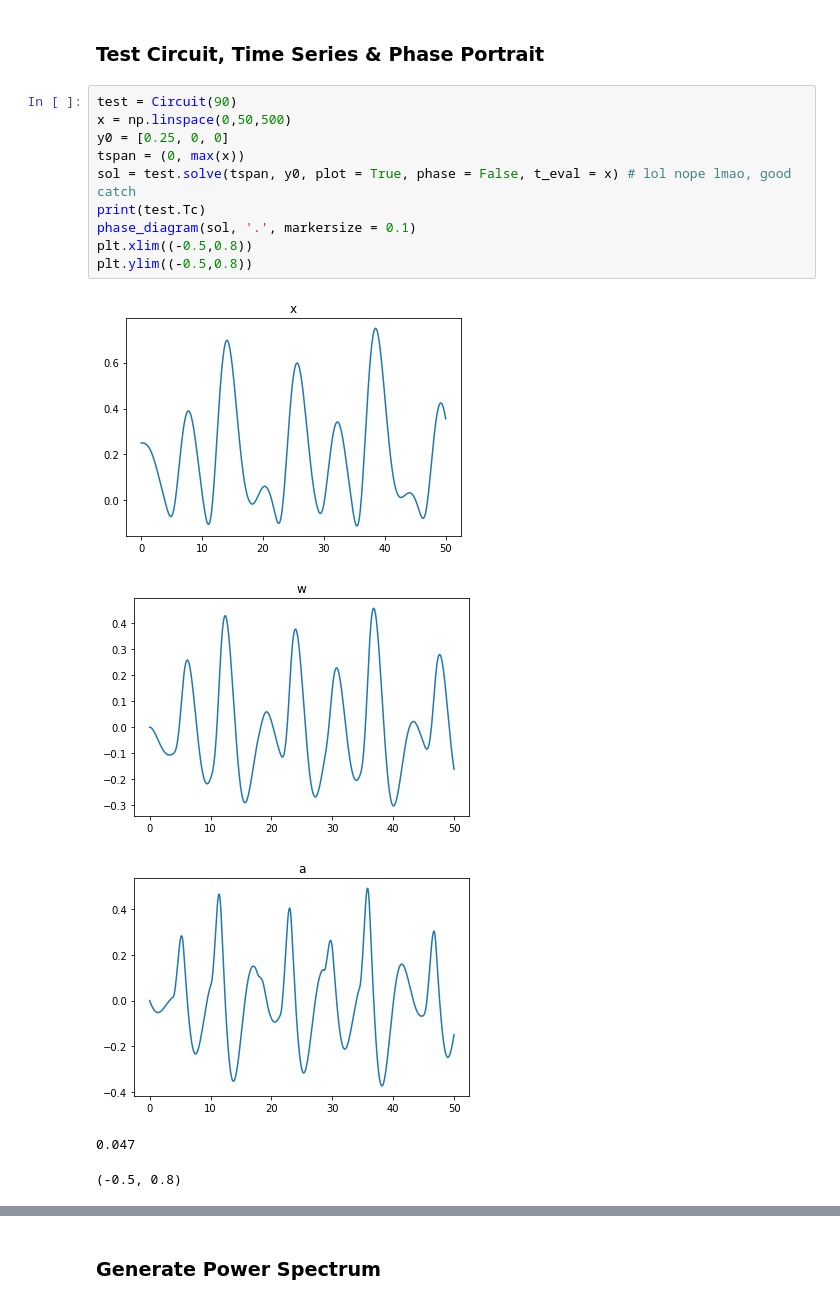
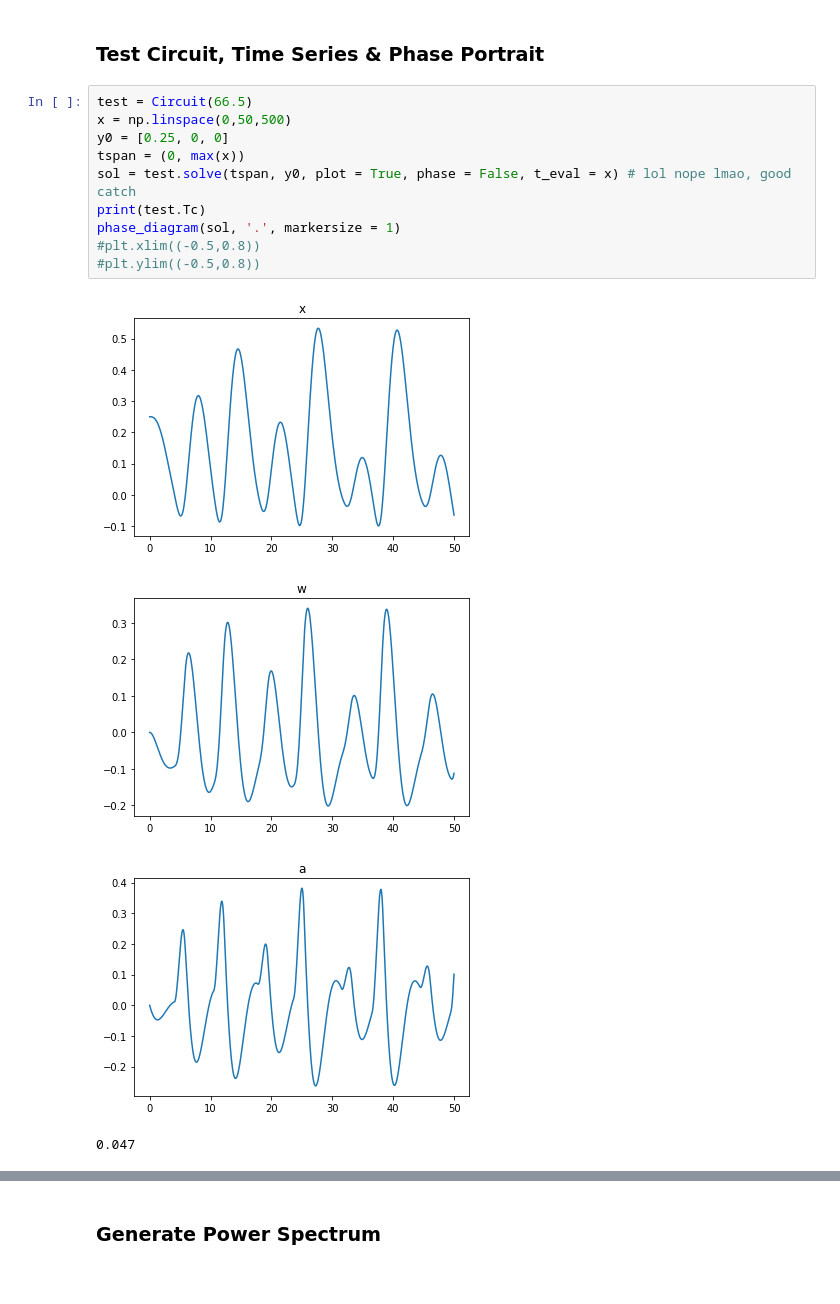
Before and after one commit to Ham0osh/Phys322W-CC, a Jupyter notebook: Analysis/Analysis_pythonSimulation.ipynb, the cells around one changed output, grey strips where cells are left out. Drawn from its saved outputs; the diff is of its cells as text.

```diff
--- a/Analysis/Analysis_pythonSimulation.ipynb
+++ b/Analysis/Analysis_pythonSimulation.ipynb
@@ -14,18 +14,17 @@ import pytz # for seting datetime timezone
 # %% [markdown]
 ### Test Circuit, Time Series &amp; Phase Portrait
 # %%
-test = Circuit(90)
+test = Circuit(66.5)
 x = np.linspace(0,50,500)
 y0 = [0.25, 0, 0]
 tspan = (0, max(x))
 sol = test.solve(tspan, y0, plot = True, phase = False, t_eval = x) # lol nope lmao, good catch
 print(test.Tc)
-phase_diagram(sol, '.', markersize = 0.1)
-plt.xlim((-0.5,0.8))
-plt.ylim((-0.5,0.8))
+phase_diagram(sol, '.', markersize = 1)
+#plt.xlim((-0.5,0.8))
+#plt.ylim((-0.5,0.8))
 # %% [output]
-[figure, old version]
+[figure, new version]
-[figure, old version]
+[figure, new version]
-[figure, old version]
+[figure, new version]
 0.047
-(-0.5, 0.8)
```
Also changed, not shown: parts of 4 cells of this notebook, 25 other files.
